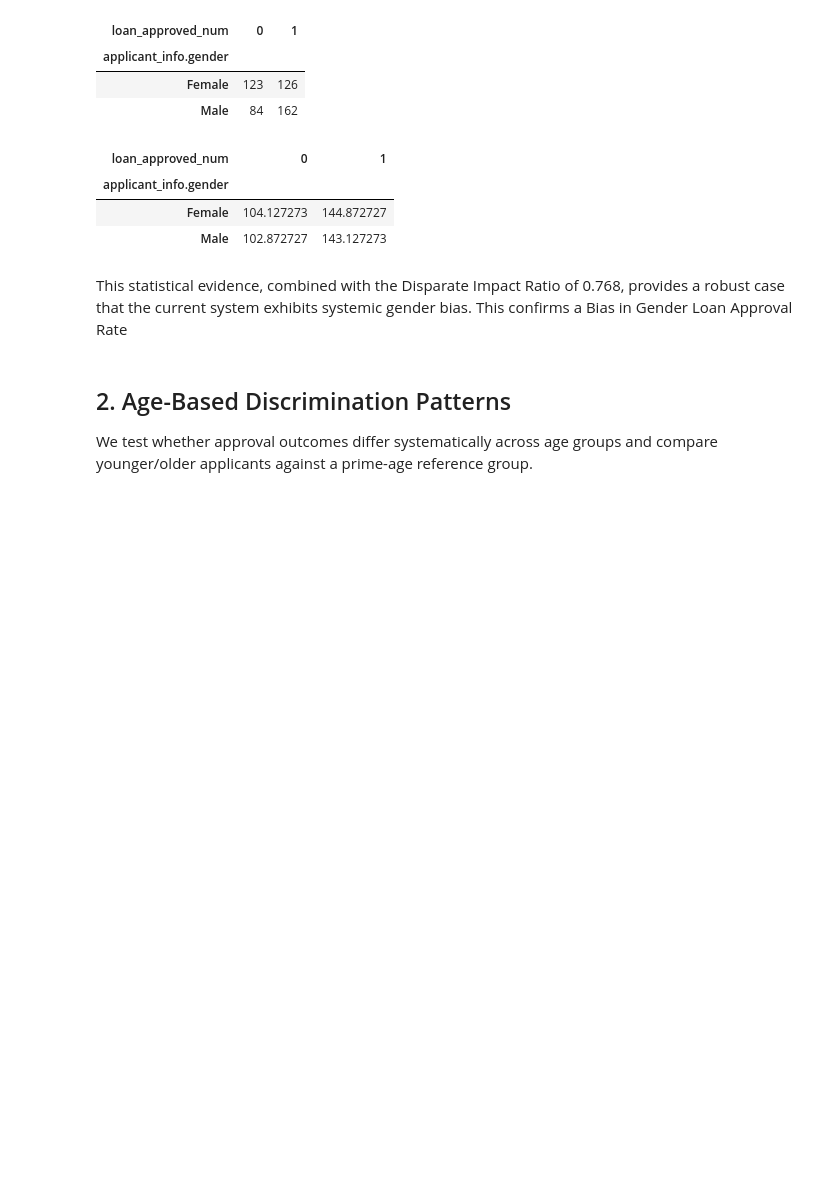
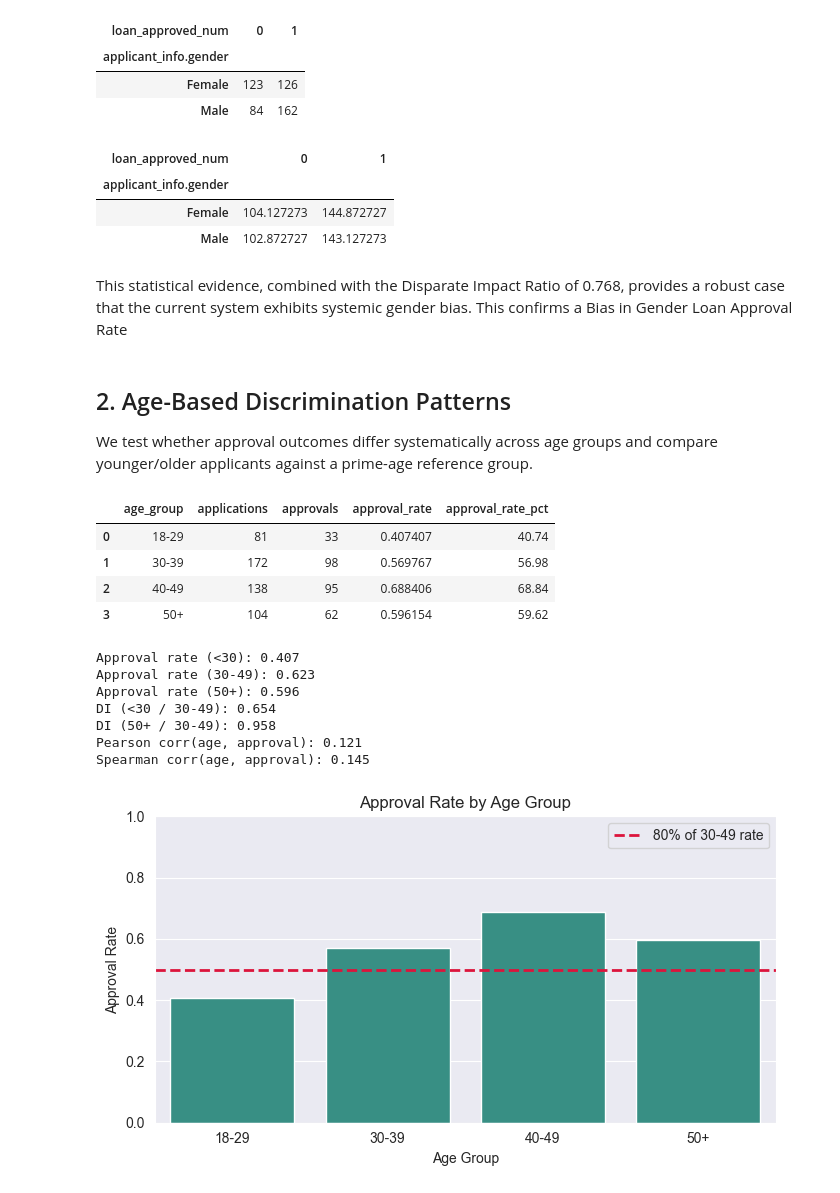
Before and after one commit to hazalaksu/dego-project-team7, a Jupyter notebook: notebooks/02-bias-analysis.ipynb, the cells around one changed output. Cells and saved outputs as stored; diff of their text form; code cells hidden in the pictures; blank space fills up the shorter version.

```diff
--- a/notebooks/02-bias-analysis.ipynb
+++ b/notebooks/02-bias-analysis.ipynb
@@ -153,3 +155,68 @@ This statistical evidence, combined with the Disparate Impact Ratio of 0.768, pr
 ## 2. Age-Based Discrimination Patterns
 
 We test whether approval outcomes differ systematically across age groups and compare younger/older applicants against a prime-age reference group.
+# %%
+age_df = df[["app_id", "age", "decision.loan_approved"]].copy()
+age_df["age"] = pd.to_numeric(age_df["age"], errors="coerce")
+age_df["loan_approved_num"] = age_df["decision.loan_approved"].astype(int)
+age_df = age_df.dropna(subset=["age", "loan_approved_num"]).copy()
+
+# UPDATED: Bins now break exactly at 29, 39, and 49 to match the DI logic
+age_bins = [0, 29, 39, 49, 120]
+age_labels = ["18-29", "30-39", "40-49", "50+"]
+age_df["age_group"] = pd.cut(age_df["age"], bins=age_bins, labels=age_labels, right=True)
+
+age_summary = (
+    age_df.groupby("age_group", observed=False)["loan_approved_num"]
+    .agg(applications="count", approvals="sum", approval_rate="mean")
+    .reset_index()
+)
+age_summary["approval_rate_pct"] = (age_summary["approval_rate"] * 100).round(2)
+display(age_summary)
+
+# DI cohorts now perfectly mirror the visualization
+young_rate = age_df.loc[age_df["age"] < 30, "loan_approved_num"].mean()
+prime_rate = age_df.loc[(age_df["age"] >= 30) & (age_df["age"] < 50), "loan_approved_num"].mean()
+older_rate = age_df.loc[age_df["age"] >= 50, "loan_approved_num"].mean()
+
+di_young_vs_prime = young_rate / prime_rate
+di_older_vs_prime = older_rate / prime_rate
+
+pearson_corr = age_df[["age", "loan_approved_num"]].corr(method="pearson").iloc[0, 1]
+spearman_corr = age_df[["age", "loan_approved_num"]].corr(method="spearman").iloc[0, 1]
+
+print(f"Approval rate (<30): {young_rate:.3f}")
+print(f"Approval rate (30-49): {prime_rate:.3f}")
+print(f"Approval rate (50+): {older_rate:.3f}")
+print(f"DI (<30 / 30-49): {di_young_vs_prime:.3f}")
+print(f"DI (50+ / 30-49): {di_older_vs_prime:.3f}")
+print(f"Pearson corr(age, approval): {pearson_corr:.3f}")
+print(f"Spearman corr(age, approval): {spearman_corr:.3f}")
+
+plt.figure(figsize=(7, 4))
+sns.barplot(data=age_summary, x="age_group", y="approval_rate", color="#2a9d8f")
+plt.axhline(0.8 * prime_rate, color="crimson", linestyle="--", linewidth=2, label="80% of 30-49 rate")
+plt.title("Approval Rate by Age Group")
+plt.xlabel("Age Group")
+plt.ylabel("Approval Rate")
+plt.ylim(0, 1)
+plt.legend()
+plt.tight_layout()
+plt.show()
+
+young_flag = di_young_vs_prime < 0.8
+older_flag = di_older_vs_prime < 0.8
+# %% [output]
+|  | age_group | applications | approvals | approval_rate | approval_rate_pct |
+| 0 | 18-29 | 81 | 33 | 0.407407 | 40.74 |
+| 1 | 30-39 | 172 | 98 | 0.569767 | 56.98 |
+| 2 | 40-49 | 138 | 95 | 0.688406 | 68.84 |
+| 3 | 50+ | 104 | 62 | 0.596154 | 59.62 |
+Approval rate (<30): 0.407
+Approval rate (30-49): 0.623
+Approval rate (50+): 0.596
+DI (<30 / 30-49): 0.654
+DI (50+ / 30-49): 0.958
+Pearson corr(age, approval): 0.121
+Spearman corr(age, approval): 0.145
+[figure, added]
```
Also changed, not shown: parts of 2 cells of this notebook.
